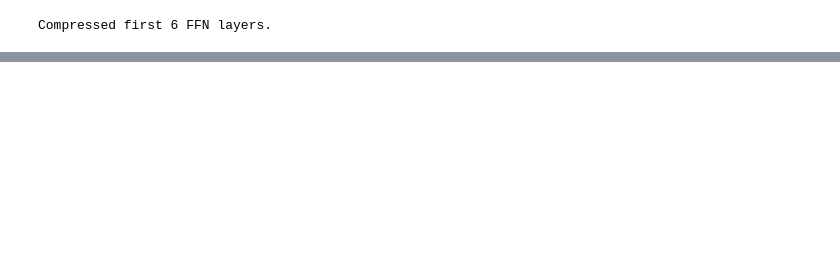
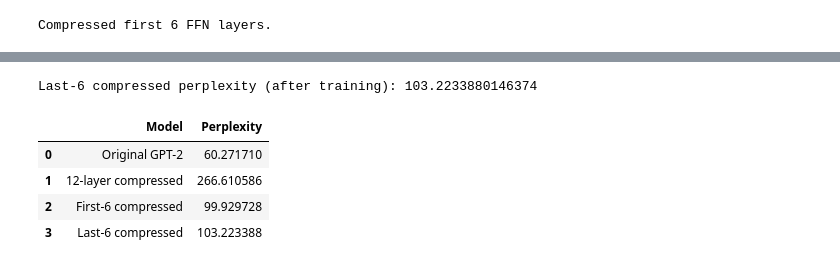
Before and after one commit to Mahakisore7/D11-MFC4-LLM-Compression-using-Krony-PT, a Jupyter notebook: Jupyter/Pre_Training.ipynb, the cells around one changed output, grey strips where cells are left out. Drawn from its saved outputs; the diff is of its cells as text; code cells hidden in the pictures; blank space fills up the shorter version.

```diff
--- a/Jupyter/Pre_Training.ipynb
+++ b/Jupyter/Pre_Training.ipynb
@@ -416,0 +497,28 @@ plt.show()
+# %%
+ppl_last6_after = evaluate_perplexity(compressed_last6, eval_loader)
+print("Last-6 compressed perplexity (after training):", ppl_last6_after)
+# %% [output]
+Last-6 compressed perplexity (after training): 103.2233880146374
+# %%
+results_final = pd.DataFrame({
+    "Model": [
+        "Original GPT-2",
+        "12-layer compressed",
+        "First-6 compressed",
+        "Last-6 compressed"
+    ],
+    "Perplexity": [
+        baseline_ppl,
+        ppl_after,          # 12-layer
+        ppl_6_after,        # first-6
+        ppl_last6_after     # last-6
+    ]
+})
+
+results_final
+# %% [output]
+|  | Model | Perplexity |
+| 0 | Original GPT-2 | 60.271710 |
+| 1 | 12-layer compressed | 266.610586 |
+| 2 | First-6 compressed | 99.929728 |
+| 3 | Last-6 compressed | 103.223388 |
```
Also changed, not shown: parts of 17 cells of this notebook, 2 other files.
